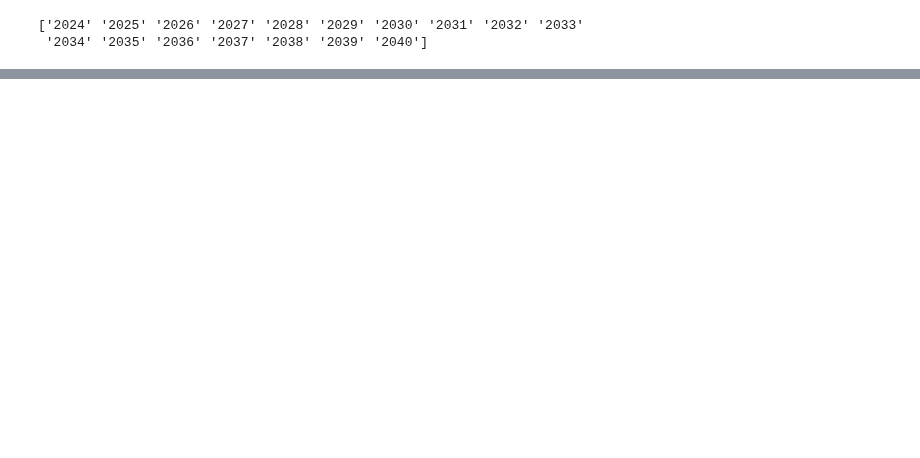
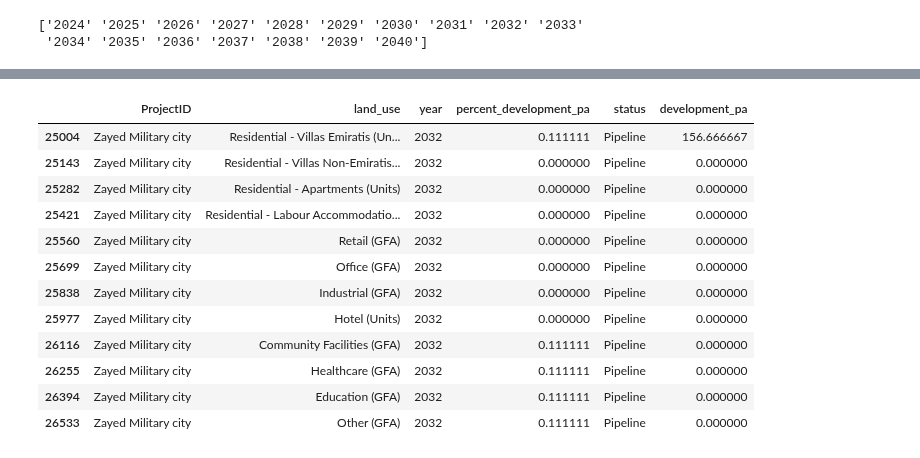
Before and after one commit to BuroHappoldLegacySoup/PlanCapitalLandModel, a Jupyter notebook: Land Model Exploratory Code.ipynb, the cells around one changed output, grey strips where cells are left out. Drawn from its saved outputs; the diff is of its cells as text; code cells hidden in the pictures; blank space fills up the shorter version.

```diff
--- a/Land Model Exploratory Code.ipynb
+++ b/Land Model Exploratory Code.ipynb
@@ -274,0 +261,16 @@ development_phased['development_pa'] = development_phased['development_pa'] * de
+# %%
+development_phased[(development_phased['ProjectID'] == 'Zayed Military city') & (development_phased['year'] == 2032)]
+# %% [output]
+|  | ProjectID | land_use | year | percent_development_pa | status | development_pa |
+| 25004 | Zayed Military city | Residential - Villas Emiratis (Un... | 2032 | 0.111111 | Pipeline | 156.666667 |
+| 25143 | Zayed Military city | Residential - Villas Non-Emiratis... | 2032 | 0.000000 | Pipeline | 0.000000 |
+| 25282 | Zayed Military city | Residential - Apartments (Units) | 2032 | 0.000000 | Pipeline | 0.000000 |
+| 25421 | Zayed Military city | Residential - Labour Accommodatio... | 2032 | 0.000000 | Pipeline | 0.000000 |
+| 25560 | Zayed Military city | Retail (GFA) | 2032 | 0.000000 | Pipeline | 0.000000 |
+| 25699 | Zayed Military city | Office (GFA) | 2032 | 0.000000 | Pipeline | 0.000000 |
+| 25838 | Zayed Military city | Industrial (GFA) | 2032 | 0.000000 | Pipeline | 0.000000 |
+| 25977 | Zayed Military city | Hotel (Units) | 2032 | 0.000000 | Pipeline | 0.000000 |
+| 26116 | Zayed Military city | Community Facilities (GFA) | 2032 | 0.111111 | Pipeline | 0.000000 |
+| 26255 | Zayed Military city | Healthcare (GFA) | 2032 | 0.111111 | Pipeline | 0.000000 |
+| 26394 | Zayed Military city | Education (GFA) | 2032 | 0.111111 | Pipeline | 0.000000 |
+| 26533 | Zayed Military city | Other (GFA) | 2032 | 0.111111 | Pipeline | 0.000000 |
```
Also changed, not shown: parts of 3 cells of this notebook, 1 other file.
